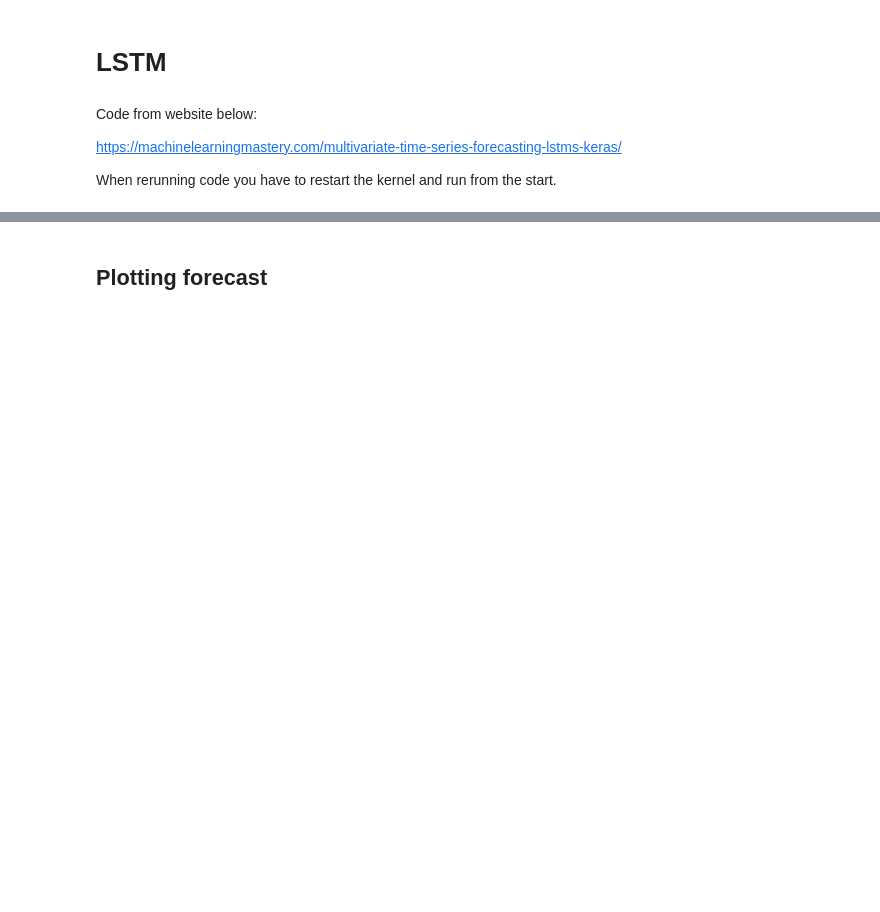
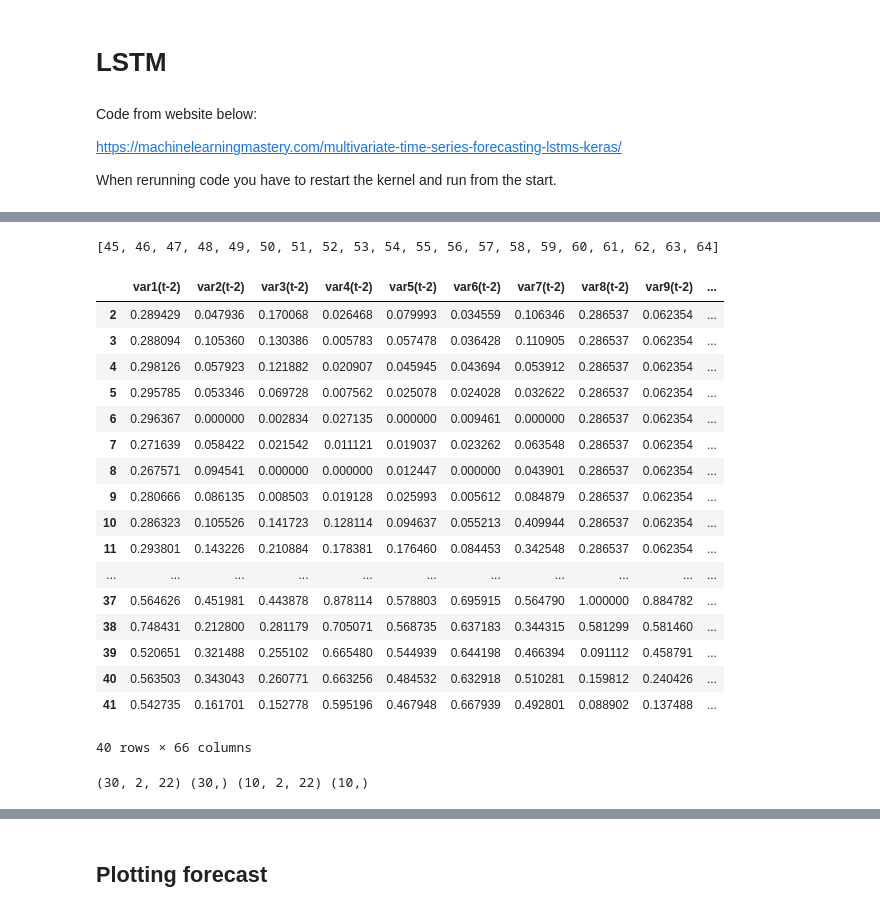
Before and after one commit to ADSMining/Mining, a Jupyter notebook: Notebooks/Modelling_notebooks/LSTM.ipynb, the cells around one changed output, grey strips where cells are left out. Saved outputs shown, nothing was run; the diff lists cells and outputs as text; code cells hidden in the pictures; blank space fills up the shorter version.

```diff
--- a/Notebooks/Modelling_notebooks/LSTM.ipynb
+++ b/Notebooks/Modelling_notebooks/LSTM.ipynb
@@ -116,34 +205,54 @@ def series_to_supervised(data, n_in=1, n_out=1, dropnan=True):
     df = pd.DataFrame(data)
     cols, names = list(), list()
     # input sequence (t-n, ... t-1)
     for i in range(n_in, 0, -1):
         cols.append(df.shift(i))
         names += [('var%d(t-%d)' % (j+1, i)) for j in range(n_vars)]
     # forecast sequence (t, t+1, ... t+n)
     for i in range(0, n_out):
         cols.append(df.shift(-i))
         if i == 0:
             names += [('var%d(t)' % (j+1)) for j in range(n_vars)]
         else:
             names += [('var%d(t+%d)' % (j+1, i)) for j in range(n_vars)]
     # put it all together
     agg = pd.concat(cols, axis=1)
     agg.columns = names
     # drop rows with NaN values
     if dropnan:
         agg.dropna(inplace=True)
     return agg
 
 values = values.astype('float32')
 scaler = MinMaxScaler(feature_range=(0, 1))
 scaled = scaler.fit_transform(values)
 
 # Lag is number of datapoints it looks previously
-lag = 3
+lag = 2
 reframed = series_to_supervised(scaled, lag, 1)
 #reframed.drop(reframed.columns[range(len(RIO_full.columns) + 1, 2*len(RIO_full.columns))], axis=1, inplace=True)
 print(list(range(2*len(RIO_full.columns) + 1, 3*len(RIO_full.columns) - 1)))
 reframed
+# %% [output]
+[45, 46, 47, 48, 49, 50, 51, 52, 53, 54, 55, 56, 57, 58, 59, 60, 61, 62, 63, 64]
+|  | var1(t-2) | var2(t-2) | var3(t-2) | var4(t-2) | var5(t-2) | var6(t-2) | var7(t-2) | var8(t-2) | var9(t-2) | ... |
+| 2 | 0.289429 | 0.047936 | 0.170068 | 0.026468 | 0.079993 | 0.034559 | 0.106346 | 0.286537 | 0.062354 | ... |
+| 3 | 0.288094 | 0.105360 | 0.130386 | 0.005783 | 0.057478 | 0.036428 | 0.110905 | 0.286537 | 0.062354 | ... |
+| 4 | 0.298126 | 0.057923 | 0.121882 | 0.020907 | 0.045945 | 0.043694 | 0.053912 | 0.286537 | 0.062354 | ... |
+| 5 | 0.295785 | 0.053346 | 0.069728 | 0.007562 | 0.025078 | 0.024028 | 0.032622 | 0.286537 | 0.062354 | ... |
+| 6 | 0.296367 | 0.000000 | 0.002834 | 0.027135 | 0.000000 | 0.009461 | 0.000000 | 0.286537 | 0.062354 | ... |
+| 7 | 0.271639 | 0.058422 | 0.021542 | 0.011121 | 0.019037 | 0.023262 | 0.063548 | 0.286537 | 0.062354 | ... |
+| 8 | 0.267571 | 0.094541 | 0.000000 | 0.000000 | 0.012447 | 0.000000 | 0.043901 | 0.286537 | 0.062354 | ... |
+| 9 | 0.280666 | 0.086135 | 0.008503 | 0.019128 | 0.025993 | 0.005612 | 0.084879 | 0.286537 | 0.062354 | ... |
+| 10 | 0.286323 | 0.105526 | 0.141723 | 0.128114 | 0.094637 | 0.055213 | 0.409944 | 0.286537 | 0.062354 | ... |
+| 11 | 0.293801 | 0.143226 | 0.210884 | 0.178381 | 0.176460 | 0.084453 | 0.342548 | 0.286537 | 0.062354 | ... |
+| ... | ... | ... | ... | ... | ... | ... | ... | ... | ... | ... |
+| 37 | 0.564626 | 0.451981 | 0.443878 | 0.878114 | 0.578803 | 0.695915 | 0.564790 | 1.000000 | 0.884782 | ... |
+| 38 | 0.748431 | 0.212800 | 0.281179 | 0.705071 | 0.568735 | 0.637183 | 0.344315 | 0.581299 | 0.581460 | ... |
+| 39 | 0.520651 | 0.321488 | 0.255102 | 0.665480 | 0.544939 | 0.644198 | 0.466394 | 0.091112 | 0.458791 | ... |
+| 40 | 0.563503 | 0.343043 | 0.260771 | 0.663256 | 0.484532 | 0.632918 | 0.510281 | 0.159812 | 0.240426 | ... |
+| 41 | 0.542735 | 0.161701 | 0.152778 | 0.595196 | 0.467948 | 0.667939 | 0.492801 | 0.088902 | 0.137488 | ... |
+40 rows × 66 columns
 # %%
 # split into train and test sets
 values = reframed.values
@@ -162,6 +271,8 @@ train_X = train_X.reshape((train_X.shape[0], lag, 22))
 test_X = test_X.reshape((test_X.shape[0], lag, 22))
 
 print(train_X.shape, train_y.shape, test_X.shape, test_y.shape)
+# %% [output]
+(30, 2, 22) (30,) (10, 2, 22) (10,)
 # %%
 # design network
 model = Sequential()
```
Also changed, not shown: parts of 14 cells of this notebook.
